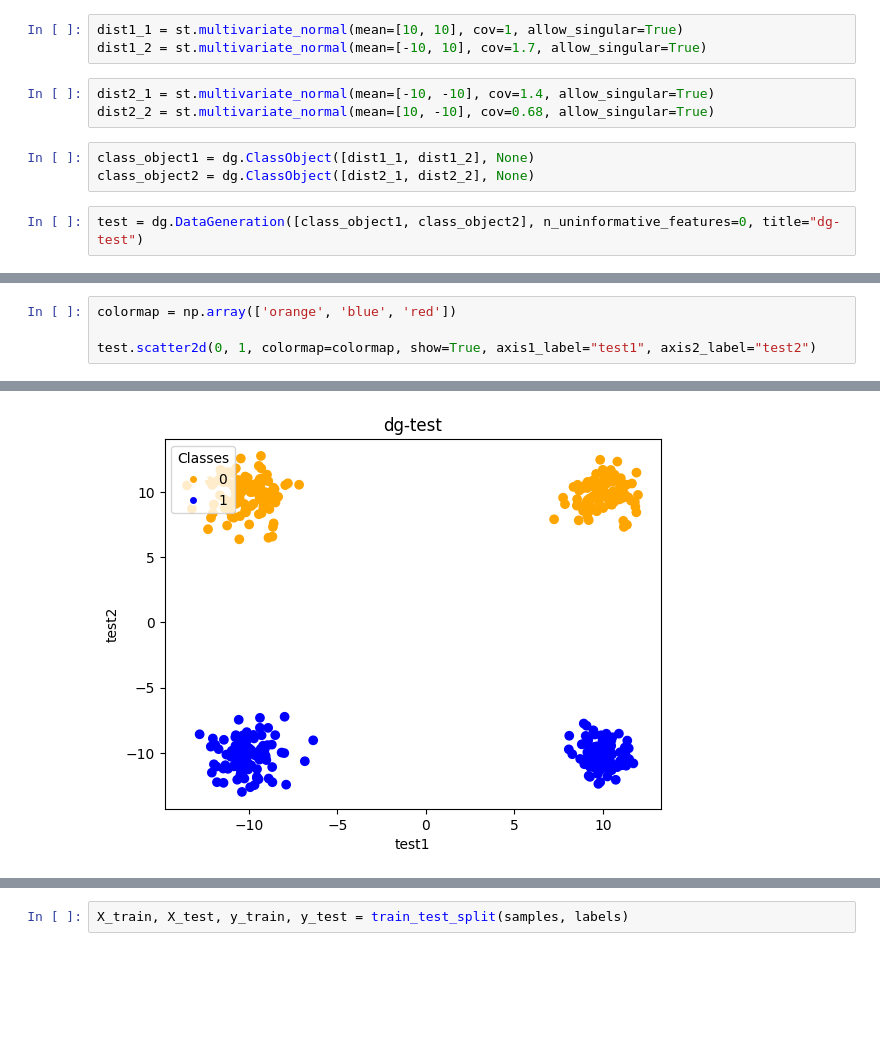
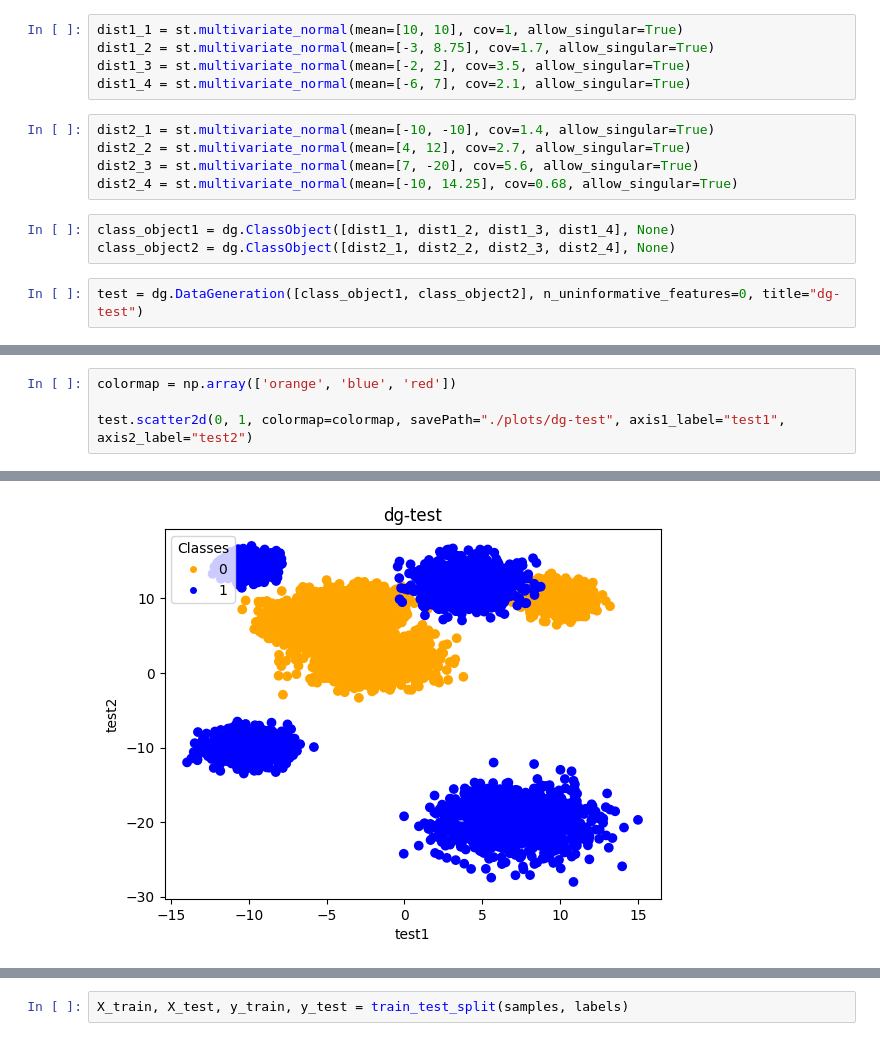
Before and after one commit to moritzsoelderer/Bachelor-Thesis-Should-you-use-the-ECE, a Jupyter notebook: experiments/test.ipynb, the cells around one changed output, grey strips where cells are left out. Drawn from its saved outputs; the diff is of its cells as text; blank space fills up the shorter version.

```diff
--- a/experiments/test.ipynb
+++ b/experiments/test.ipynb
@@ -15,13 +14,17 @@ The autoreload extension is already loaded. To reload it, use:
   %reload_ext autoreload
 # %%
 dist1_1 = st.multivariate_normal(mean=[10, 10], cov=1, allow_singular=True)
-dist1_2 = st.multivariate_normal(mean=[-10, 10], cov=1.7, allow_singular=True)
+dist1_2 = st.multivariate_normal(mean=[-3, 8.75], cov=1.7, allow_singular=True)
+dist1_3 = st.multivariate_normal(mean=[-2, 2], cov=3.5, allow_singular=True)
+dist1_4 = st.multivariate_normal(mean=[-6, 7], cov=2.1, allow_singular=True)
 # %%
 dist2_1 = st.multivariate_normal(mean=[-10, -10], cov=1.4, allow_singular=True)
-dist2_2 = st.multivariate_normal(mean=[10, -10], cov=0.68, allow_singular=True)
+dist2_2 = st.multivariate_normal(mean=[4, 12], cov=2.7, allow_singular=True)
+dist2_3 = st.multivariate_normal(mean=[7, -20], cov=5.6, allow_singular=True)
+dist2_4 = st.multivariate_normal(mean=[-10, 14.25], cov=0.68, allow_singular=True)
 # %%
-class_object1 = dg.ClassObject([dist1_1, dist1_2], None)
-class_object2 = dg.ClassObject([dist2_1, dist2_2], None)
+class_object1 = dg.ClassObject([dist1_1, dist1_2, dist1_3, dist1_4], None)
+class_object2 = dg.ClassObject([dist2_1, dist2_2, dist2_3, dist2_4], None)
 # %%
 test = dg.DataGeneration([class_object1, class_object2], n_uninformative_features=0, title="dg-test")
 # %%
@@ -38,5 +38,5 @@ print(np.shape(labels))
 # %%
 colormap = np.array(['orange', 'blue', 'red'])
 
-test.scatter2d(0, 1, colormap=colormap, show=True, axis1_label="test1", axis2_label="test2")
+test.scatter2d(0, 1, colormap=colormap, savePath="./plots/dg-test", axis1_label="test1", axis2_label="test2")
 # %% [output]
@@ -43 +44 @@ test.scatter2d(0, 1, colormap=colormap, show=True, axis1_label="test1", axis2_la
-[figure, old version]
+[figure, new version]
```
Also changed, not shown: parts of 17 cells of this notebook.
